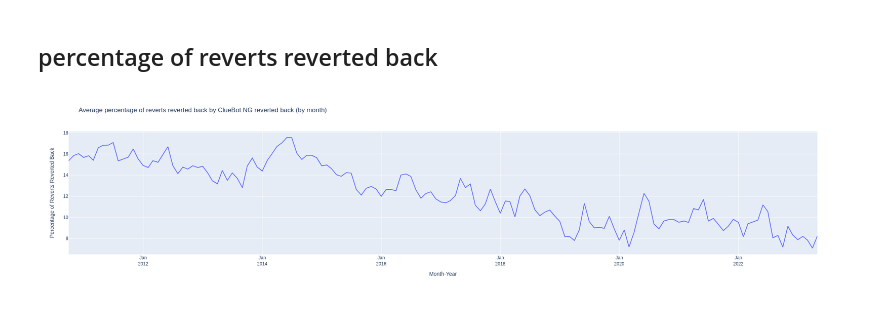
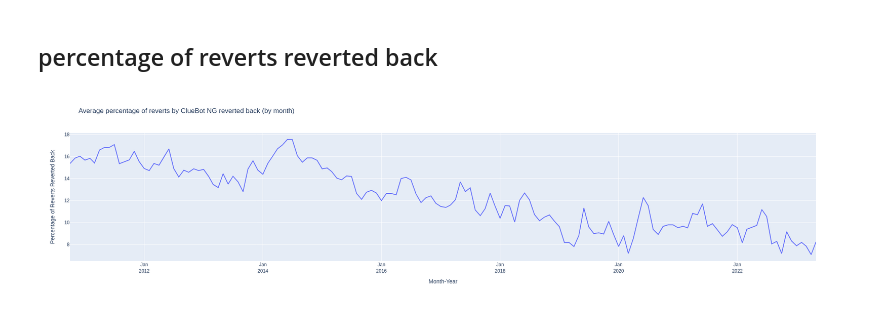
Before and after one commit to wikimedia-research/mod-tools-FY24, a Jupyter notebook: [T343952] cluebot_activity/cluebot_historical_activity_analysis.ipynb, the cells around one changed output. Saved outputs shown, nothing was run; the diff lists cells and outputs as text; code cells hidden in the pictures.

Commit message:
fix title

```diff
--- a/[T343952] cluebot_activity/cluebot_historical_activity_analysis.ipynb
+++ b/[T343952] cluebot_activity/cluebot_historical_activity_analysis.ipynb
@@ -308,26 +308,26 @@ display(Image(filename='charts/average_daily_edits_non_reverts.png'))
 # %%
 # line chart for edits made in non-content namespaces
 
 fig = (
     go
     .Figure([
         go.Scatter(
             x=reverted_reverts_monthly.reset_index()['ymonth'],
             y=reverted_reverts_monthly.query("""revert_percent > 0""")['revert_percent'])
     ])
     .update_layout(
         width=1250,
         height=500,
-        title=dict(text='Average percentage of reverts reverted back by ClueBot NG reverted back (by month)'),
+        title=dict(text='Average percentage of reverts by ClueBot NG reverted back (by month)'),
         xaxis_tickformat= '%b<br>%Y'
     )
     .update_xaxes(title_text='Month-Year')
     .update_yaxes(title_text='Percentage of Reverts Reverted Back')
 )
 
 fig.show()
 # %% [output]
-[figure, old version]
+[figure, new version]
 # %%
 # in some cases, git software may not display Plotly-generated plots, leaving a blank space, this is to ensure charts are visible in the notebook
 display(Image(filename='charts/percentage_reverts_reverted_back.png'))
```
Also changed, not shown: parts of 1 cell of this notebook, 1 other file.
